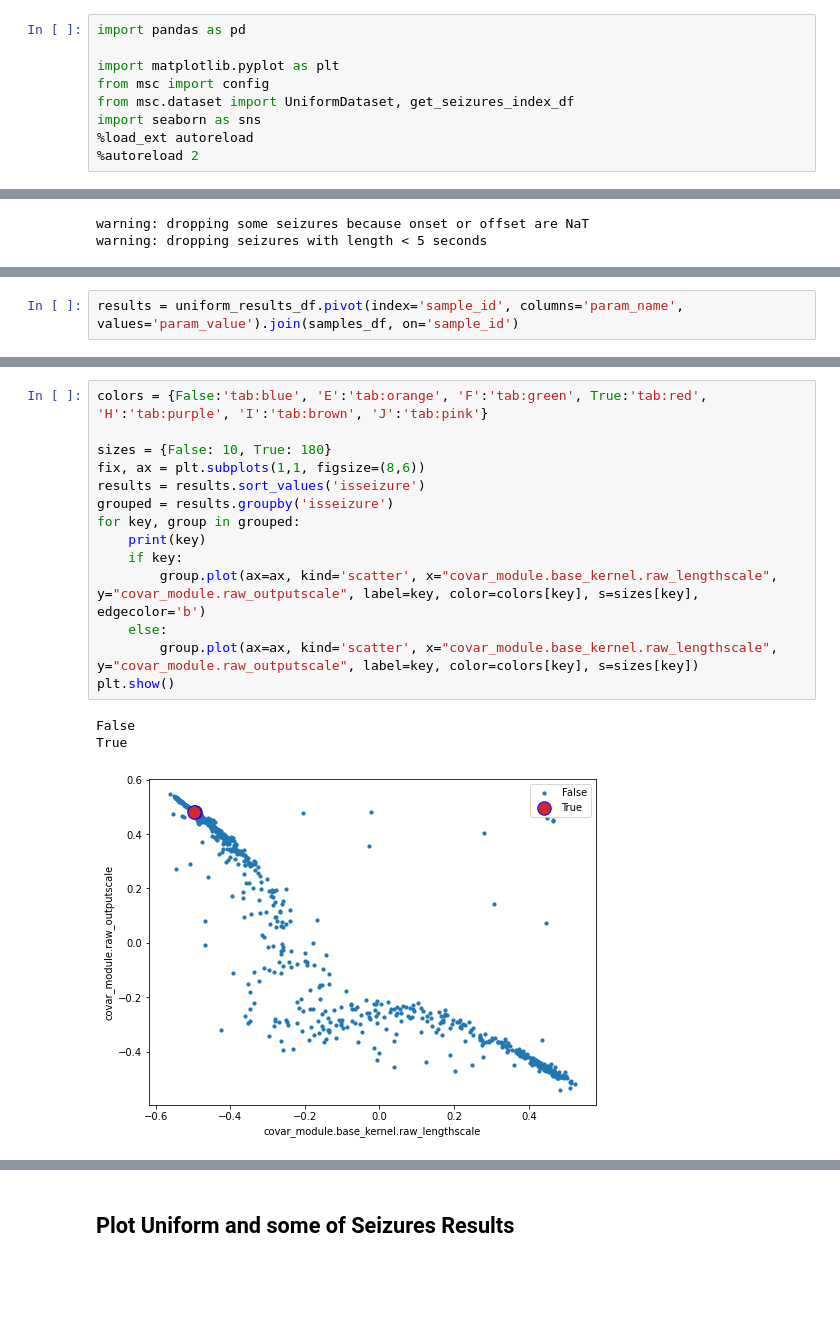
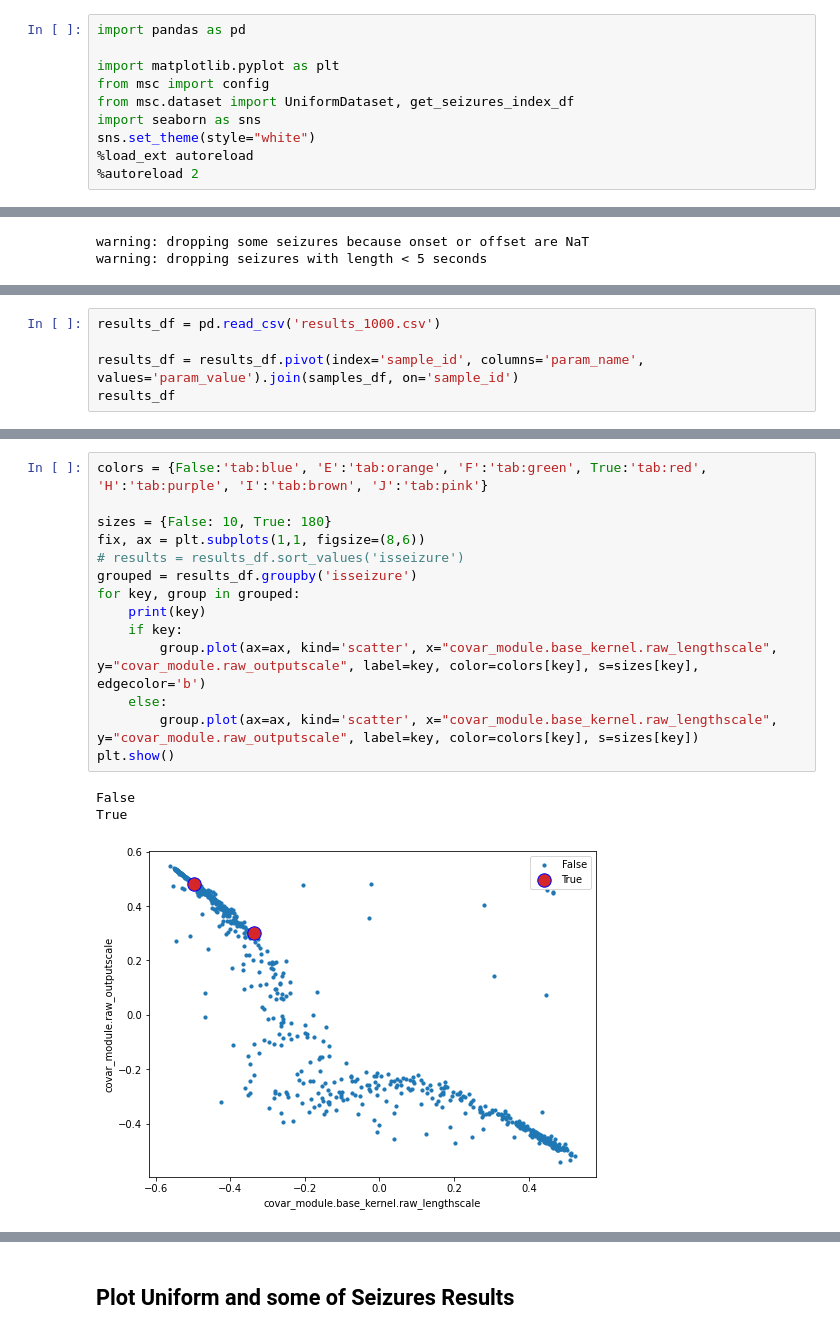
Before and after one commit to noamsgl/msc, a Jupyter notebook: scripts/generate/analyze_gp_results.ipynb, the cells around one changed output, grey strips where cells are left out. Drawn from its saved outputs; the diff is of its cells as text; blank space fills up the shorter version.

```diff
--- a/scripts/generate/analyze_gp_results.ipynb
+++ b/scripts/generate/analyze_gp_results.ipynb
@@ -5,5 +5,6 @@ import matplotlib.pyplot as plt
 from msc import config
 from msc.dataset import UniformDataset, get_seizures_index_df
 import seaborn as sns
+sns.set_theme(style="white")
 %load_ext autoreload
 %autoreload 2
@@ -45,2 +45,5 @@ samples_df
 # %%
-results = uniform_results_df.pivot(index='sample_id', columns='param_name', values='param_value').join(samples_df, on='sample_id')
+results_df = pd.read_csv('results_1000.csv')
+
+results_df = results_df.pivot(index='sample_id', columns='param_name', values='param_value').join(samples_df, on='sample_id')
+results_df
@@ -47,18 +75,18 @@ results = uniform_results_df.pivot(index='sample_id', columns='param_name', valu
 # %%
 colors = {False:'tab:blue', 'E':'tab:orange', 'F':'tab:green', True:'tab:red', 'H':'tab:purple', 'I':'tab:brown', 'J':'tab:pink'}
 
 sizes = {False: 10, True: 180}
 fix, ax = plt.subplots(1,1, figsize=(8,6))
-results = results.sort_values('isseizure')
-grouped = results.groupby('isseizure')
+# results = results_df.sort_values('isseizure')
+grouped = results_df.groupby('isseizure')
 for key, group in grouped:
     print(key)
     if key:
         group.plot(ax=ax, kind='scatter', x="covar_module.base_kernel.raw_lengthscale", y="covar_module.raw_outputscale", label=key, color=colors[key], s=sizes[key], edgecolor='b')
     else:
         group.plot(ax=ax, kind='scatter', x="covar_module.base_kernel.raw_lengthscale", y="covar_module.raw_outputscale", label=key, color=colors[key], s=sizes[key])
 plt.show()
 # %% [output]
 False
 True
-[figure, old version]
+[figure, new version]
```
Also changed, not shown: parts of 17 cells of this notebook.
